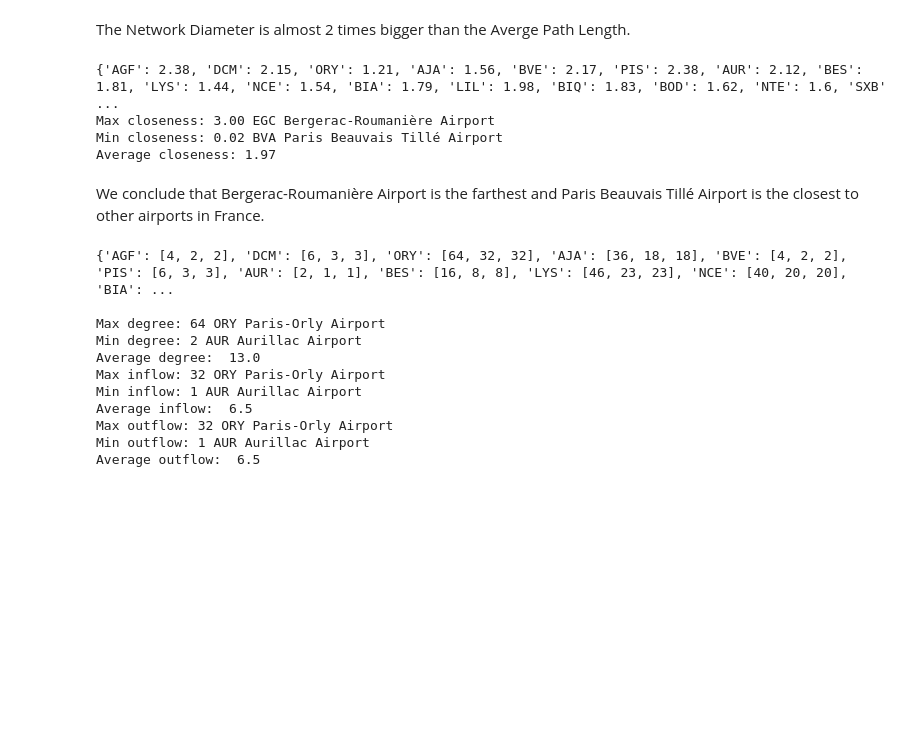
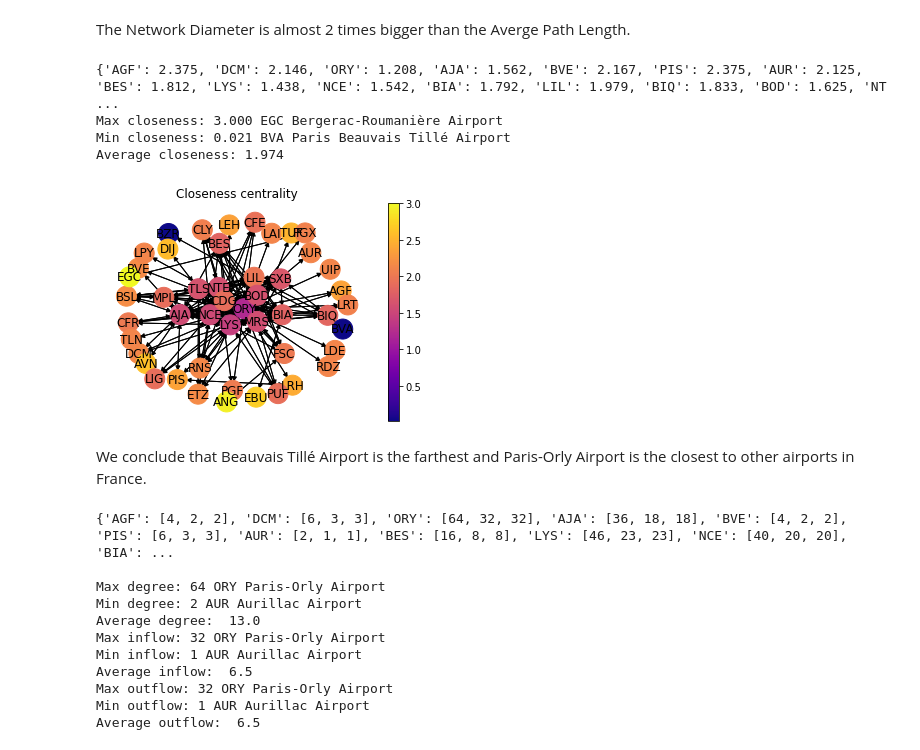
Before and after one commit to Asif-Mammadov/airports-network-analysis, a Jupyter notebook: report.ipynb, the cells around one changed output. Saved outputs shown, nothing was run; the diff lists cells and outputs as text; code cells hidden in the pictures; blank space fills up the shorter version.

Commit message:
added plots

```diff
--- a/report.ipynb
+++ b/report.ipynb
@@ -148,3 +154,15 @@ List of airports:
+# %%
+def draw(G, pos, measures, measure_name):
+    nodes = nx.draw_networkx_nodes(G, pos, node_size=400, cmap=plt.cm.plasma,
+                                   node_color=list(measures.values()),
+                                   nodelist=measures.keys())
+    labels = nx.draw_networkx_labels(G, pos)
+    edges = nx.draw_networkx_edges(G, pos)
+    plt.title(measure_name)
+    plt.colorbar(nodes)
+    plt.axis('off')
+    plt.show()
+pos = nx.spring_layout(G, k=1.5, dim=2)
 # %%
 # Network Density
 network_densit = utils.network_density(G)
@@ -177,23 +193,27 @@ The Network Diameter is almost 2 times bigger than the Averge Path Length.
 #Closeness Centrality of Airport
 closeness_c = {}
 for airport in G.nodes():
-  closeness_c[airport] = round(utils.closeness_centrality(G, airport, 'Distance'), 2)
+  closeness_c[airport] = round(utils.closeness_centrality(G, airport, 'Distance'), 3)
 
 print(closeness_c)
 
 max_closeness = max(closeness_c.keys(), key=(lambda k: closeness_c[k]))
 min_closeness = min(closeness_c.keys(), key=(lambda k: closeness_c[k]))
 
-print("Max closeness: %.2f %s %s" % (closeness_c[max_closeness], max_closeness,airport_name_from_iata(filtered_european_airports, max_closeness)))
-print("Min closeness: %.2f %s %s" % (closeness_c[min_closeness], min_closeness,airport_name_from_iata(filtered_european_airports, min_closeness)))
-print("Average closeness: %.2f" % (sum(value for value in closeness_c.values())/len(closeness_c.values())))
+print("Max closeness: %.3f %s %s" % (closeness_c[max_closeness], max_closeness,airport_name_from_iata(filtered_european_airports, max_closeness)))
+print("Min closeness: %.3f %s %s" % (closeness_c[min_closeness], min_closeness,airport_name_from_iata(filtered_european_airports, min_closeness)))
+print("Average closeness: %.3f" % (sum(value for value in closeness_c.values())/len(closeness_c.values())))
 # %% [output]
-{'AGF': 2.38, 'DCM': 2.15, 'ORY': 1.21, 'AJA': 1.56, 'BVE': 2.17, 'PIS': 2.38, 'AUR': 2.12, 'BES': 1.81, 'LYS': 1.44, 'NCE': 1.54, 'BIA': 1.79, 'LIL': 1.98, 'BIQ': 1.83, 'BOD': 1.62, 'NTE': 1.6, 'SXB' ...
-Max closeness: 3.00 EGC Bergerac-Roumanière Airport
-Min closeness: 0.02 BVA Paris Beauvais Tillé Airport
-Average closeness: 1.97
+{'AGF': 2.375, 'DCM': 2.146, 'ORY': 1.208, 'AJA': 1.562, 'BVE': 2.167, 'PIS': 2.375, 'AUR': 2.125, 'BES': 1.812, 'LYS': 1.438, 'NCE': 1.542, 'BIA': 1.792, 'LIL': 1.979, 'BIQ': 1.833, 'BOD': 1.625, 'NT ...
+Max closeness: 3.000 EGC Bergerac-Roumanière Airport
+Min closeness: 0.021 BVA Paris Beauvais Tillé Airport
+Average closeness: 1.974
+# %%
+draw(G, pos, closeness_c, 'Closeness centrality')
+# %% [output]
+[figure, added]
 # %% [markdown]
-We conclude that Bergerac-Roumanière Airport is the farthest and Paris Beauvais Tillé Airport is the closest to other airports in France.
+We conclude that Beauvais Tillé Airport is the farthest and Paris-Orly Airport is the closest to other airports in France.
 # %%
 
 degrees = {}
```
Also changed, not shown: parts of 7 cells of this notebook, 1 other file.
